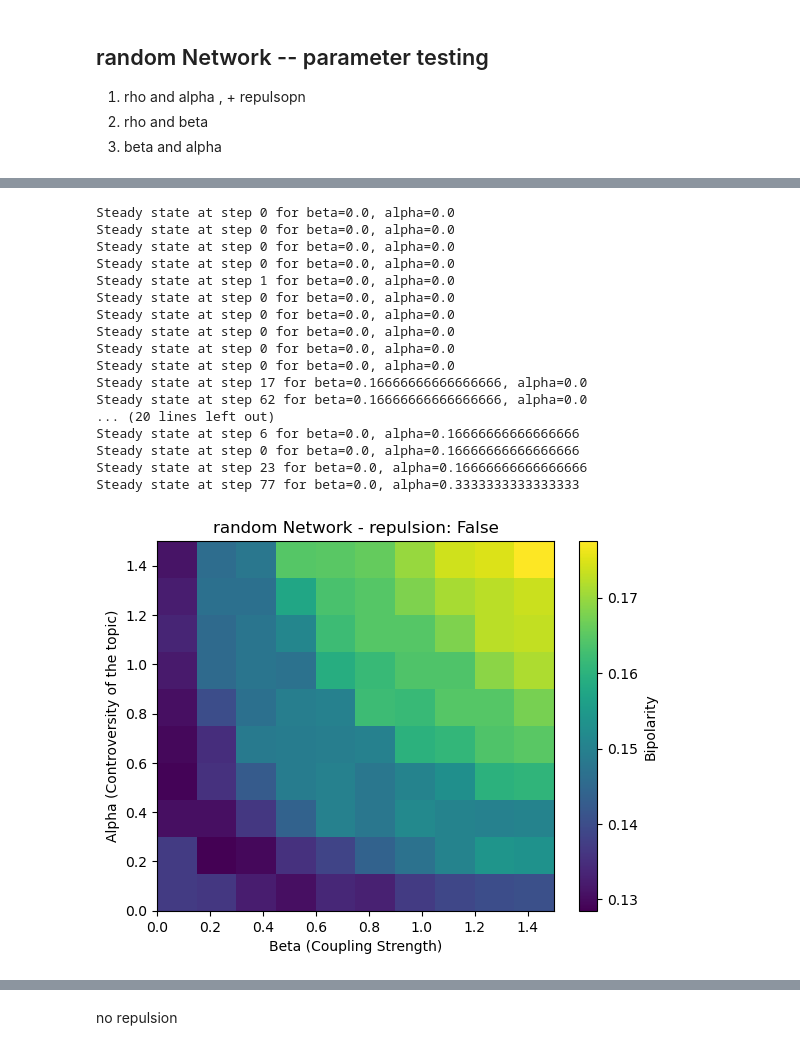
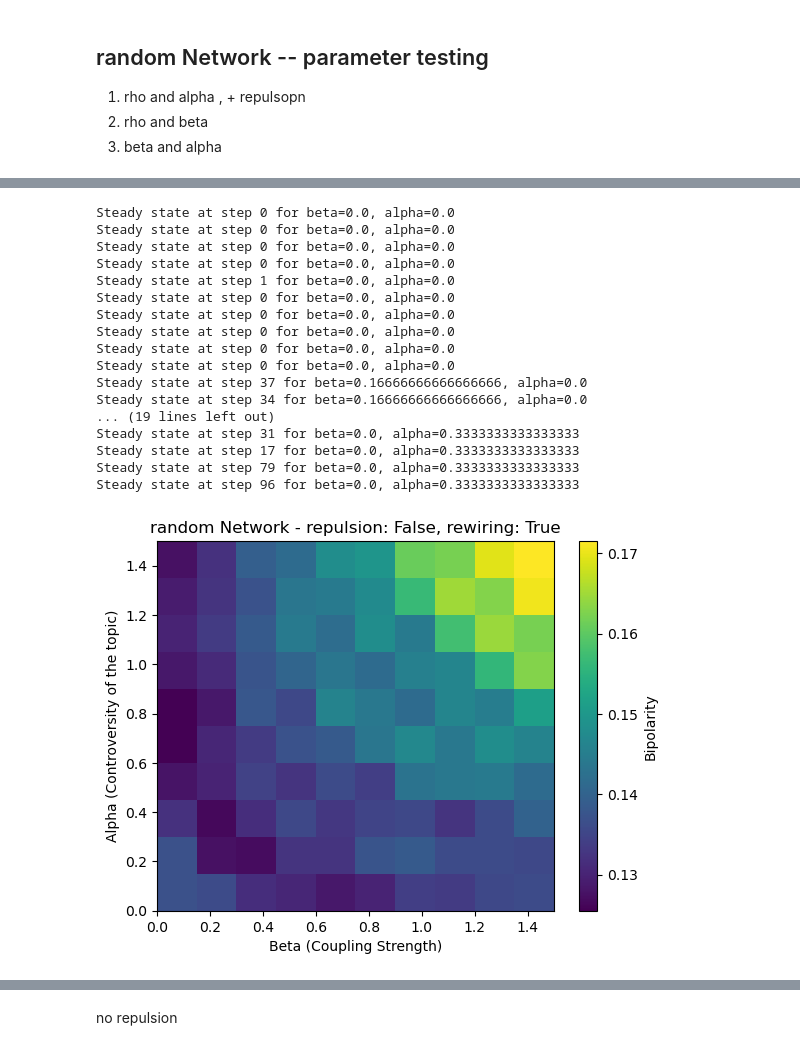
Before and after one commit to Batuffola/review_opinion-dynamics, a Jupyter notebook: update.ipynb, the cells around one changed output, grey strips where cells are left out. Drawn from its saved outputs; the diff is of its cells as text; code cells hidden in the pictures.

```diff
--- a/update.ipynb
+++ b/update.ipynb
@@ -469,10 +486,11 @@ num_agents = 200
 connection_probability = 0.05
 random.seed(42)
 repulsion = True
+rewiring = True
 
-beta =  0.5 #coupling_strength
-rho = 0.5  #threshold of opiniondifferences
-alpha = 0.2  #controversity of the topic positiv definit
+beta =  2 #coupling_strength
+rho = 0.1  #threshold of opiniondifferences
+alpha = 1  #controversity of the topic positiv definit
 
 #for stoch block model
 sizes = [50, 50, 100] #sizes of the communities, comminity one 50 agents, community two 50 agents, community three 100 agents
@@ -481,7 +499,7 @@ p_matrix = [[0.3, 0.015, 0.01], #connection_probability from group 1 to group 1,
             [0.01, 0.005, 0.3]]                         #from group 3 to group 1, group 2 and group 3
 
 #model = Model(num_agents, beta, rho, alpha, network_type='random', repulsion=repulsion, connection_probability=0.05) #random network
-model = Model(num_agents, beta, rho, alpha, network_type='scale-free', repulsion=repulsion, m_edges_per_node=3) #scale-free network
+model = Model(num_agents, beta, rho, alpha, network_type='random', rewiring=rewiring, repulsion=repulsion, connection_probability=0.05) #random network
 #model = Model(num_agents, beta, rho, alpha, network_type='sbm', repulsion=repulsion, sizes=sizes, p_matrix=p_matrix)
 
 
@@ -833,6 +851,7 @@ num_agents = 200
 connection_probability = 0.05
 random.seed(42)
 repulsion = True
+rewiring = True
 
 alpha = 0.2  # Controversy of the topic (positive definite)
 iterations = 10
@@ -852,7 +871,7 @@ for b_idx, beta in enumerate(betas):
         for i in range(iterations):
             random.seed(42+i)
             # Initialize the model
-            model = Model(num_agents, beta, rho, alpha, network_type='random', repulsion=repulsion,connection_probability=0.05) #random network
+            model = Model(num_agents, beta, rho, alpha, network_type='random', rewiring=rewiring, repulsion=repulsion, connection_probability=0.05) #random network
             #model = Model(num_agents, beta, rho, alpha, network_type='scale-free',  repulsion=repulsion, m_edges_per_node=3) #scale-free network
             #model = Model(num_agents, beta, rho, alpha, network_type='sbm', repulsion=repulsion, sizes=sizes, p_matrix=p_matrix)
 
@@ -883,6 +902,6 @@ plt.imshow(bipolarity, origin="lower", aspect="auto",
 plt.colorbar(label="Bipolarity")
 plt.xlabel("Rho (Threshold of Opinion Differences)")
 plt.ylabel("Beta (Coupling Strength)")
-plt.title(f"random Network - repulsion: {repulsion}")
+plt.title(f"random Network - repulsion: {repulsion}, rewiring: {rewiring}")
 plt.show()
 # %% [output]
@@ -914,6 +933,7 @@ beta =  1 #coupling_strength
 #rho = 0.7  #threshold of opiniondifferences
 #alpha = 0.2  #controversity of the topic positiv definit
 iterations = 10
+repulsion = True
 
 # Define parameter ranges
 alphas = np.linspace(0, 3, num=10)  # Controversy of the topic (positive definite)
@@ -930,7 +950,7 @@ for a_idx, alpha in enumerate(alphas):
         for i in range(iterations):
             random.seed(42+i)
             # Initialize the model
-            model = Model(num_agents, beta, rho, alpha, network_type='random', repulsion=repulsion,connection_probability=0.05) #random network
+            model = Model(num_agents, beta, rho, alpha, network_type='random', rewiring=rewiring, repulsion=repulsion, connection_probability=0.05) #random network
             #model = Model(num_agents, beta, rho, alpha, network_type='scale-free',  repulsion=repulsion, m_edges_per_node=3) #scale-free network
             #model = Model(num_agents, beta, rho, alpha, network_type='sbm', repulsion=repulsion, sizes=sizes, p_matrix=p_matrix)
             layout = nx.spring_layout(model.environment.graph)  # Optional visualization layout
@@ -960,6 +980,6 @@ plt.imshow(bipolarity, origin="lower", aspect="auto",
 plt.colorbar(label="Bipolarity")
 plt.xlabel("Rho (Threshold of Opinion Differences)")
 plt.ylabel("Alpha (Controversity of the topic)")
-plt.title(f"random Network - repulsion: {repulsion}")
+plt.title(f"random Network - repulsion: {repulsion}, rewiring: {rewiring}")
 plt.show()
 # %% [output]
@@ -1010,7 +1030,7 @@ for a_idx, alpha in enumerate(alphas):
         for i in range(iterations):
             random.seed(42+i)
             # Initialize the model
-            model = Model(num_agents, beta, rho, alpha, network_type='random', repulsion=repulsion,connection_probability=0.05) #random network
+            model = Model(num_agents, beta, rho, alpha, network_type='random', rewiring=rewiring, repulsion=repulsion, connection_probability=0.05) #random network
             #model = Model(num_agents, beta, rho, alpha, network_type='scale-free',  repulsion=repulsion, m_edges_per_node=3) #scale-free network
             #model = Model(num_agents, beta, rho, alpha, network_type='sbm', repulsion=repulsion, sizes=sizes, p_matrix=p_matrix)
             layout = nx.spring_layout(model.environment.graph)  # Optional visualization layout
@@ -1040,7 +1060,7 @@ plt.imshow(bipolarity, origin="lower", aspect="auto",
 plt.colorbar(label="Bipolarity")
 plt.xlabel("Beta (Coupling Strength)")
 plt.ylabel("Alpha (Controversity of the topic)")
-plt.title(f"random Network - repulsion: {repulsion}")
+plt.title(f"random Network - repulsion: {repulsion}, rewiring: {rewiring}")
 plt.show()
 # %% [output]
 Steady state at step 2 for beta=0.0, alpha=0.0
@@ -1088,7 +1108,7 @@ for a_idx, alpha in enumerate(alphas):
         for i in range(iterations):
             random.seed(42+i)
             # Initialize the model
-            model = Model(num_agents, beta, rho, alpha, network_type='random', repulsion=repulsion,connection_probability=0.05) #random network
+            model = Model(num_agents, beta, rho, alpha, network_type='random', rewiring=rewiring, repulsion=repulsion, connection_probability=0.05) #random network
             #model = Model(num_agents, beta, rho, alpha, network_type='scale-free',  repulsion=repulsion, m_edges_per_node=3) #scale-free network
             #model = Model(num_agents, beta, rho, alpha, network_type='sbm', repulsion=repulsion, sizes=sizes, p_matrix=p_matrix)
             layout = nx.spring_layout(model.environment.graph)  # Optional visualization layout
@@ -1103,42 +1123,42 @@ for a_idx, alpha in enumerate(alphas):
                 # Check for steady-state convergence
                 if track_opinion_change(previous_opinions, model) < 0.0000083:
                     print(f"Steady state at step {step} for beta={beta}, alpha={alpha}")
                     break
 
             # Get the final opinions and calculate bipolarity
             bipolarities.append(measure_bipolarity(model.environment))
 
         # Store the mean bipolarity for this parameter combination
         bipolarity[a_idx, b_idx] = np.mean(bipolarities)
 
 # Print or visualize the results
 import matplotlib.pyplot as plt
 plt.imshow(bipolarity, origin="lower", aspect="auto",
            extent=[betas.min(), betas.max(), alphas.min(), alphas.max()])
 plt.colorbar(label="Bipolarity")
 plt.xlabel("Beta (Coupling Strength)")
 plt.ylabel("Alpha (Controversity of the topic)")
-plt.title(f"random Network - repulsion: {repulsion}")
+plt.title(f"random Network - repulsion: {repulsion}, rewiring: {rewiring}")
 plt.show()
 # %% [output]
 Steady state at step 0 for beta=0.0, alpha=0.0
 Steady state at step 0 for beta=0.0, alpha=0.0
 Steady state at step 0 for beta=0.0, alpha=0.0
 Steady state at step 0 for beta=0.0, alpha=0.0
 Steady state at step 1 for beta=0.0, alpha=0.0
 Steady state at step 0 for beta=0.0, alpha=0.0
 Steady state at step 0 for beta=0.0, alpha=0.0
 Steady state at step 0 for beta=0.0, alpha=0.0
 Steady state at step 0 for beta=0.0, alpha=0.0
 Steady state at step 0 for beta=0.0, alpha=0.0
-Steady state at step 17 for beta=0.16666666666666666, alpha=0.0
-Steady state at step 62 for beta=0.16666666666666666, alpha=0.0
-... (20 lines left out)
-Steady state at step 6 for beta=0.0, alpha=0.16666666666666666
-Steady state at step 0 for beta=0.0, alpha=0.16666666666666666
-Steady state at step 23 for beta=0.0, alpha=0.16666666666666666
-Steady state at step 77 for beta=0.0, alpha=0.3333333333333333
+Steady state at step 37 for beta=0.16666666666666666, alpha=0.0
+Steady state at step 34 for beta=0.16666666666666666, alpha=0.0
+... (19 lines left out)
+Steady state at step 31 for beta=0.0, alpha=0.3333333333333333
+Steady state at step 17 for beta=0.0, alpha=0.3333333333333333
+Steady state at step 79 for beta=0.0, alpha=0.3333333333333333
+Steady state at step 96 for beta=0.0, alpha=0.3333333333333333
-[figure, old version]
+[figure, new version]
 # %%
 # Initialize the model
 num_agents = 200
```
Also changed, not shown: parts of 10 cells of this notebook.
